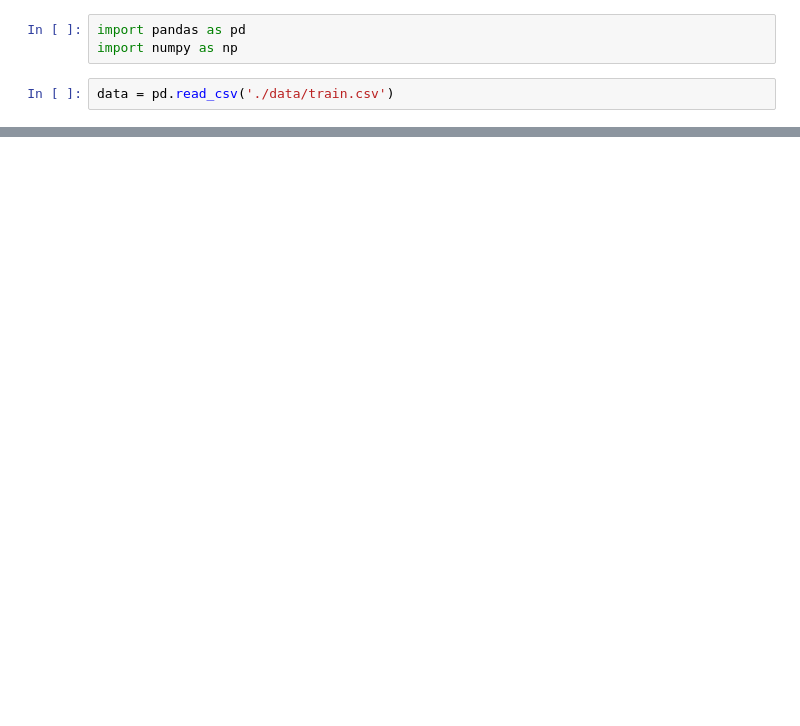
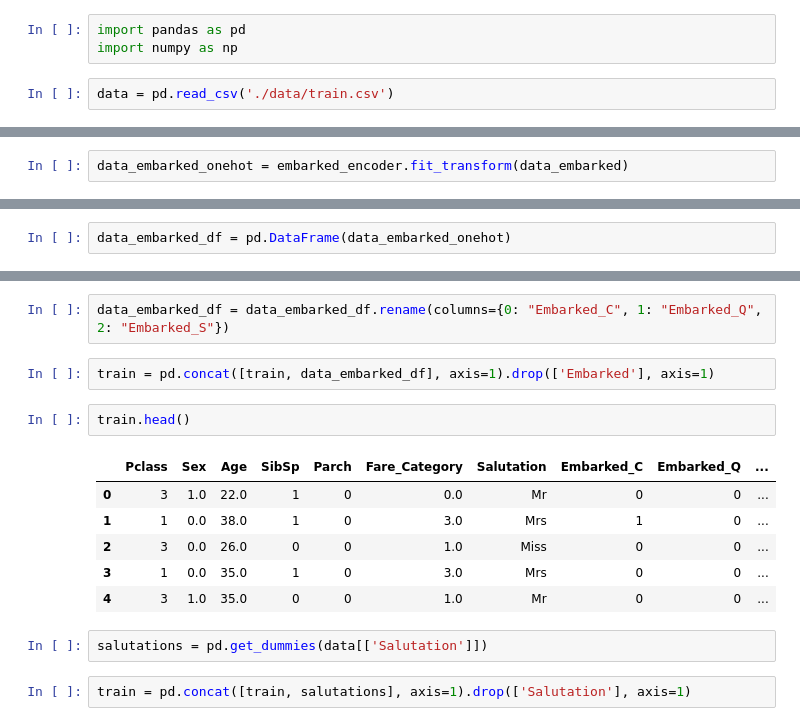
Before and after one commit to vamsi10010/titanic, a Jupyter notebook: yeet.ipynb, the cells around one changed output, grey strips where cells are left out. Drawn from its saved outputs; the diff is of its cells as text; blank space fills up the shorter version.

```diff
--- a/yeet.ipynb
+++ b/yeet.ipynb
@@ -14,0 +156,2 @@ data.head()
+# %%
+data_embarked_onehot = embarked_encoder.fit_transform(data_embarked)
@@ -14,0 +162,2 @@ data.head()
+# %%
+data_embarked_df = pd.DataFrame(data_embarked_onehot)
@@ -14,0 +173,17 @@ data.head()
+# %%
+data_embarked_df = data_embarked_df.rename(columns={0: "Embarked_C", 1: "Embarked_Q", 2: "Embarked_S"})
+# %%
+train = pd.concat([train, data_embarked_df], axis=1).drop(['Embarked'], axis=1)
+# %%
+train.head()
+# %% [output]
+|  | Pclass | Sex | Age | SibSp | Parch | Fare_Category | Salutation | Embarked_C | Embarked_Q | ... |
+| 0 | 3 | 1.0 | 22.0 | 1 | 0 | 0.0 | Mr | 0 | 0 | ... |
+| 1 | 1 | 0.0 | 38.0 | 1 | 0 | 3.0 | Mrs | 1 | 0 | ... |
+| 2 | 3 | 0.0 | 26.0 | 0 | 0 | 1.0 | Miss | 0 | 0 | ... |
+| 3 | 1 | 0.0 | 35.0 | 1 | 0 | 3.0 | Mrs | 0 | 0 | ... |
+| 4 | 3 | 1.0 | 35.0 | 0 | 0 | 1.0 | Mr | 0 | 0 | ... |
+# %%
+salutations = pd.get_dummies(data[['Salutation']])
+# %%
+train = pd.concat([train, salutations], axis=1).drop(['Salutation'], axis=1)
```
Also changed, not shown: parts of 34 cells of this notebook, 2 other files.
